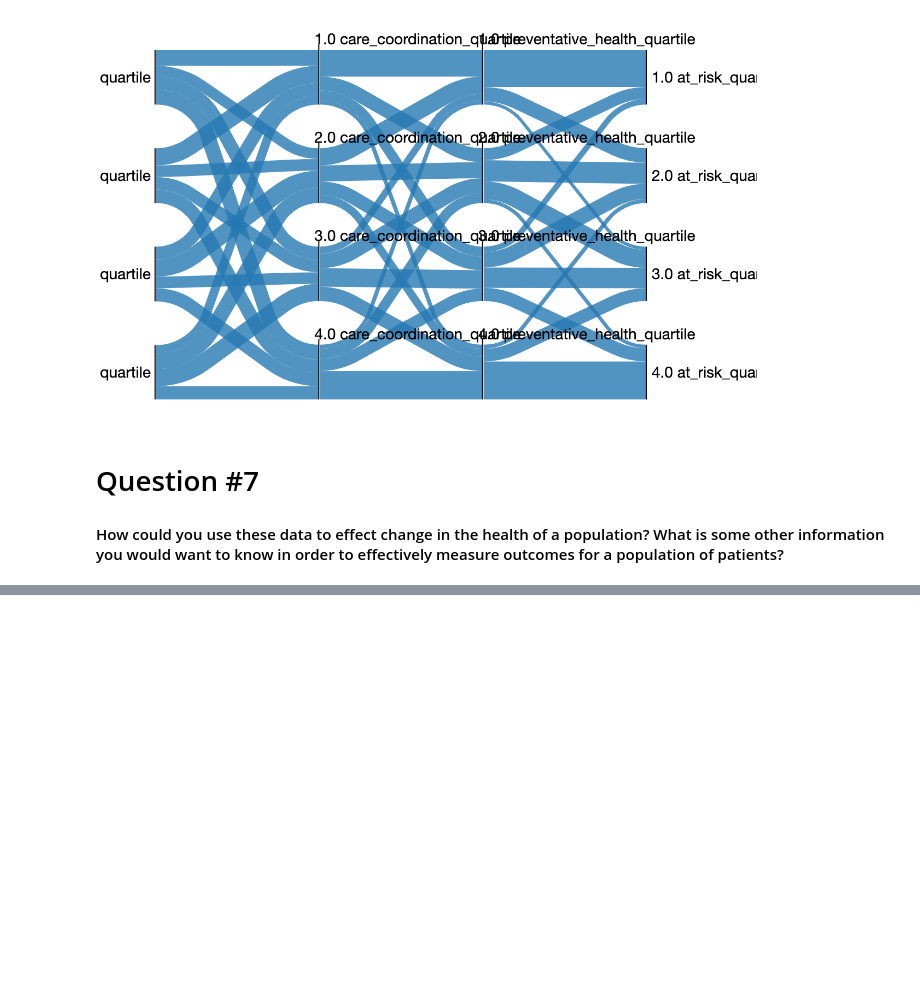
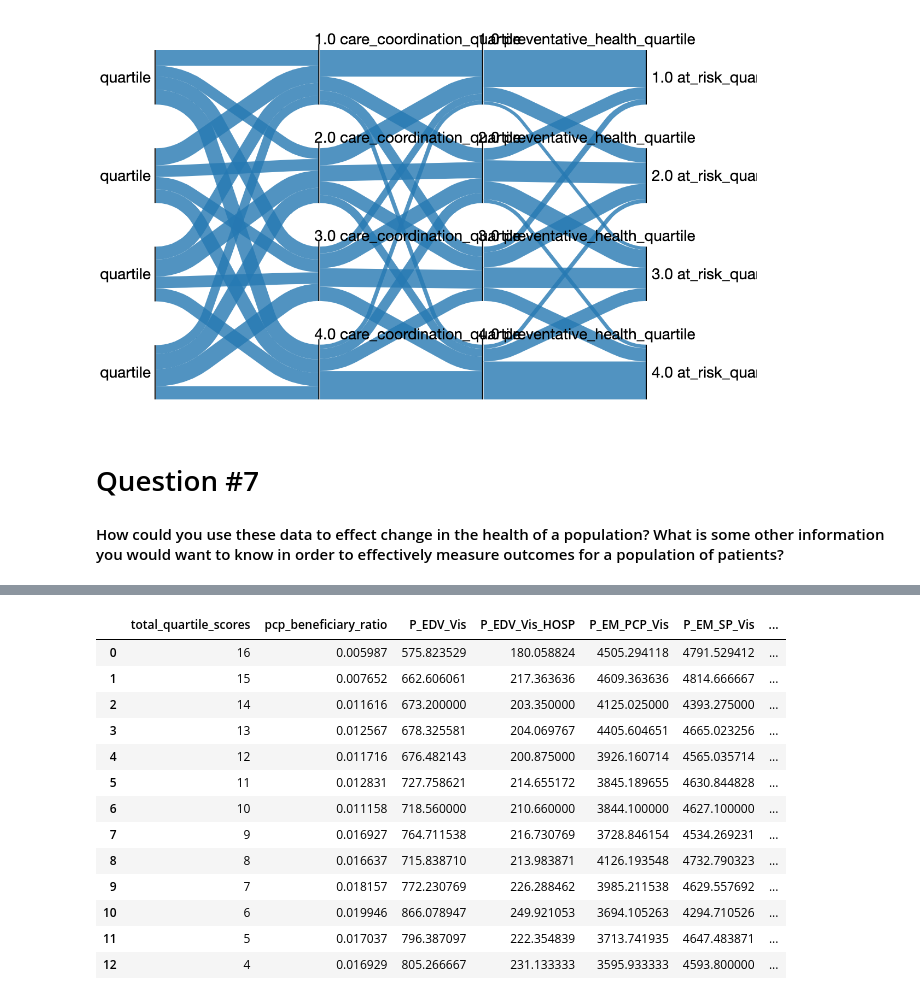
Before and after one commit to MSHCT-DellMed/MSHCT, a Jupyter notebook: ACO Data Analysis.ipynb, the cells around one changed output, grey strips where cells are left out. Drawn from its saved outputs; the diff is of its cells as text; code cells hidden in the pictures; blank space fills up the shorter version.

```diff
--- a/ACO Data Analysis.ipynb
+++ b/ACO Data Analysis.ipynb
@@ -974,0 +980,54 @@ This is probably why AI is so lackluster in healthcare. People try to use our da
+# %%
+top_bottom_performers_df = df.copy()
+
+top_bottom_performers_df['ACO8'] = 100 - top_bottom_performers_df['ACO8']
+top_bottom_performers_df['ACO27'] = 100 - top_bottom_performers_df['ACO27']
+top_bottom_performers_df['ACO35'] = 100 - top_bottom_performers_df['ACO35']
+top_bottom_performers_df['ACO36'] = 100 - top_bottom_performers_df['ACO36']
+top_bottom_performers_df['ACO37'] = 100 - top_bottom_performers_df['ACO37']
+top_bottom_performers_df['ACO38'] = 100 - top_bottom_performers_df['ACO38']
+top_bottom_performers_df['ACO43'] = 100 - top_bottom_performers_df['ACO43']
+
+
+# This aggregates the scores for the categories for each organization.
+top_bottom_performers_df['patient_caregiver_score'] = top_bottom_performers_df[patient_caregiver_columns].sum(axis=1)
+top_bottom_performers_df['care_coordination_score'] = top_bottom_performers_df[care_coordination_patient_safety_columns].sum(axis=1)
+top_bottom_performers_df['preventative_health_score'] = top_bottom_performers_df[preventative_health_columns].sum(axis=1)
+top_bottom_performers_df['at_risk_score'] = top_bottom_performers_df[at_risk_depression_column + at_risk_dm_columns + at_risk_htn_column + at_risk_ischemic_vasc_column].sum(axis=1)
+
+top_bottom_performers_df['patient_caregiver_quartile'] = pd.qcut(top_bottom_performers_df['patient_caregiver_score'], 4, labels=False) + 1
+top_bottom_performers_df['care_coordination_quartile'] = pd.qcut(top_bottom_performers_df['care_coordination_score'], 4, labels=False) + 1
+top_bottom_performers_df['preventative_health_quartile'] = pd.qcut(top_bottom_performers_df['preventative_health_score'], 4, labels=False) + 1
+top_bottom_performers_df['at_risk_quartile'] = pd.qcut(top_bottom_performers_df['at_risk_score'], 4, labels=False) + 1
+
+top_bottom_performers_df['total_quartile_scores'] = top_bottom_performers_df['patient_caregiver_quartile'] + \
+top_bottom_performers_df['care_coordination_quartile'] + top_bottom_performers_df['preventative_health_quartile'] + \
+top_bottom_performers_df['at_risk_quartile']
+
+top_bottom_performers_df = top_bottom_performers_df.sort_values(by=['total_quartile_scores'], ascending=False)
+top_bottom_performers_df['pcp_beneficiary_ratio'] =  top_bottom_performers_df['N_PCP'] / top_bottom_performers_df['N_AB']
+top_bottom_performers_df = top_bottom_performers_df[
+    [
+        'total_quartile_scores', 'pcp_beneficiary_ratio', 'P_EDV_Vis', 'P_EDV_Vis_HOSP', 'P_EM_PCP_Vis',
+        'P_EM_SP_Vis', 'P_EM_Total', 'P_FQHC_RHC_Vis', 'P_Nurse_Vis', 'P_SNF_ADM', 'SNF_LOS',
+        'ADM', 'ADM_S_Trm', 'ADM_L_Trm', 'ADM_Rehab', 'ADM_Psych', 'chf_adm', 'copd_adm'
+    ]
+]
+
+groupby_df = top_bottom_performers_df.groupby('total_quartile_scores').mean().reset_index().sort_values(by='total_quartile_scores', ascending=False).reset_index(drop=True)
+groupby_df
+# %% [output]
+|  | total_quartile_scores | pcp_beneficiary_ratio | P_EDV_Vis | P_EDV_Vis_HOSP | P_EM_PCP_Vis | P_EM_SP_Vis | ... |
+| 0 | 16 | 0.005987 | 575.823529 | 180.058824 | 4505.294118 | 4791.529412 | ... |
+| 1 | 15 | 0.007652 | 662.606061 | 217.363636 | 4609.363636 | 4814.666667 | ... |
+| 2 | 14 | 0.011616 | 673.200000 | 203.350000 | 4125.025000 | 4393.275000 | ... |
+| 3 | 13 | 0.012567 | 678.325581 | 204.069767 | 4405.604651 | 4665.023256 | ... |
+| 4 | 12 | 0.011716 | 676.482143 | 200.875000 | 3926.160714 | 4565.035714 | ... |
+| 5 | 11 | 0.012831 | 727.758621 | 214.655172 | 3845.189655 | 4630.844828 | ... |
+| 6 | 10 | 0.011158 | 718.560000 | 210.660000 | 3844.100000 | 4627.100000 | ... |
+| 7 | 9 | 0.016927 | 764.711538 | 216.730769 | 3728.846154 | 4534.269231 | ... |
+| 8 | 8 | 0.016637 | 715.838710 | 213.983871 | 4126.193548 | 4732.790323 | ... |
+| 9 | 7 | 0.018157 | 772.230769 | 226.288462 | 3985.211538 | 4629.557692 | ... |
+| 10 | 6 | 0.019946 | 866.078947 | 249.921053 | 3694.105263 | 4294.710526 | ... |
+| 11 | 5 | 0.017037 | 796.387097 | 222.354839 | 3713.741935 | 4647.483871 | ... |
+| 12 | 4 | 0.016929 | 805.266667 | 231.133333 | 3595.933333 | 4593.800000 | ... |
```
Also changed, not shown: parts of 17 cells of this notebook.
